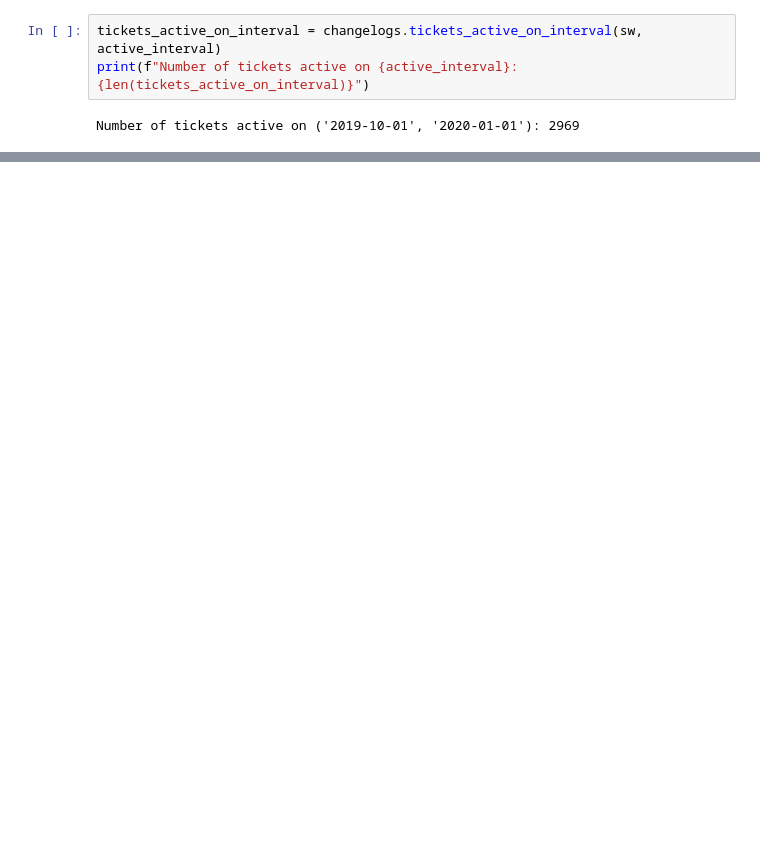
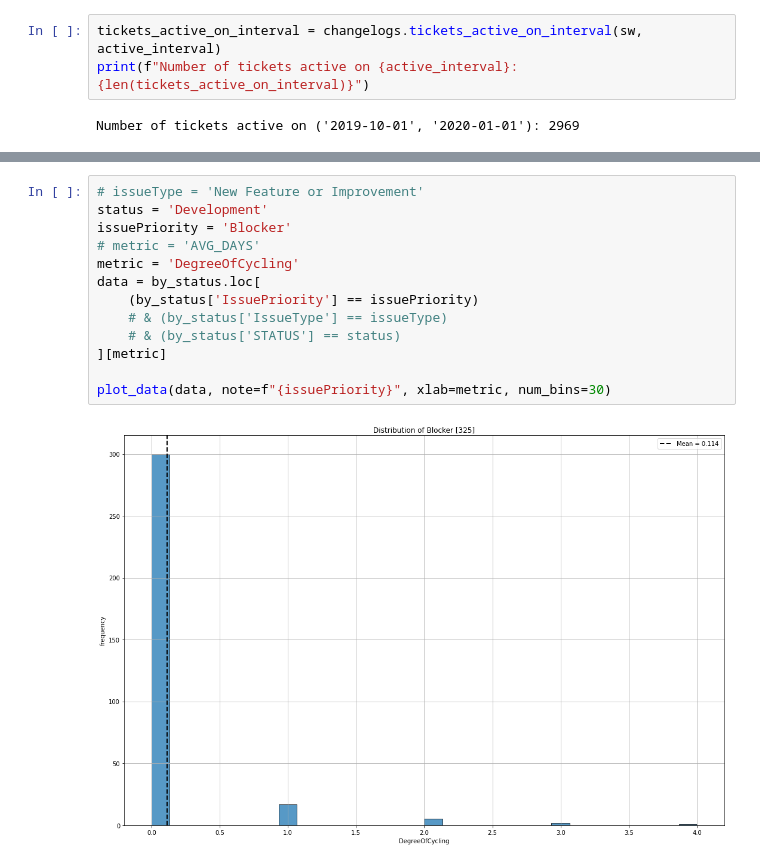
Before and after one commit to pr3mar/thesis, a Jupyter notebook: src/reports/ticket_analysis.ipynb, the cells around one changed output, grey strips where cells are left out. Saved outputs shown, nothing was run; the diff lists cells and outputs as text; blank space fills up the shorter version.

```diff
--- a/src/reports/ticket_analysis.ipynb
+++ b/src/reports/ticket_analysis.ipynb
@@ -75,0 +74,15 @@ plt.show()
+# %%
+# issueType = 'New Feature or Improvement'
+status = 'Development'
+issuePriority = 'Blocker'
+# metric = 'AVG_DAYS'
+metric = 'DegreeOfCycling'
+data = by_status.loc[
+    (by_status['IssuePriority'] == issuePriority)
+    # & (by_status['IssueType'] == issueType)
+    # & (by_status['STATUS'] == status)
+][metric]
+
+plot_data(data, note=f"{issuePriority}", xlab=metric, num_bins=30)
+# %% [output]
+[figure, added]
```
Also changed, not shown: parts of 5 cells of this notebook, 25 other files.
